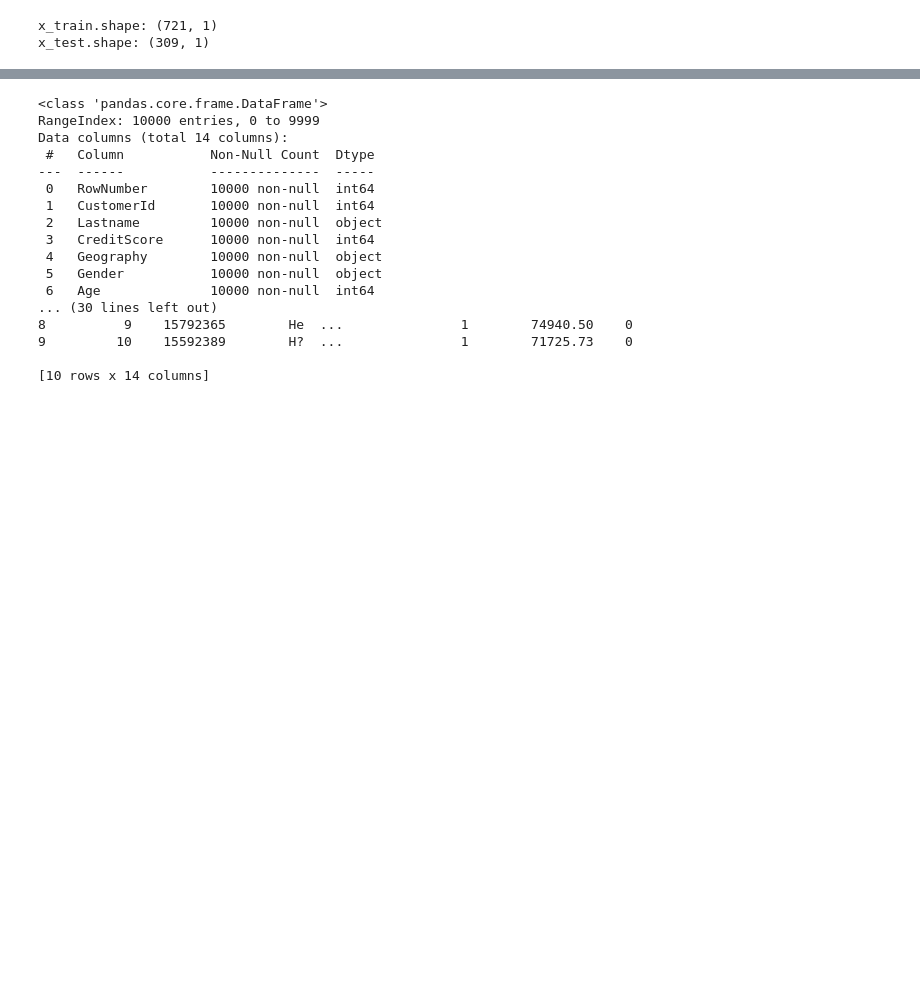
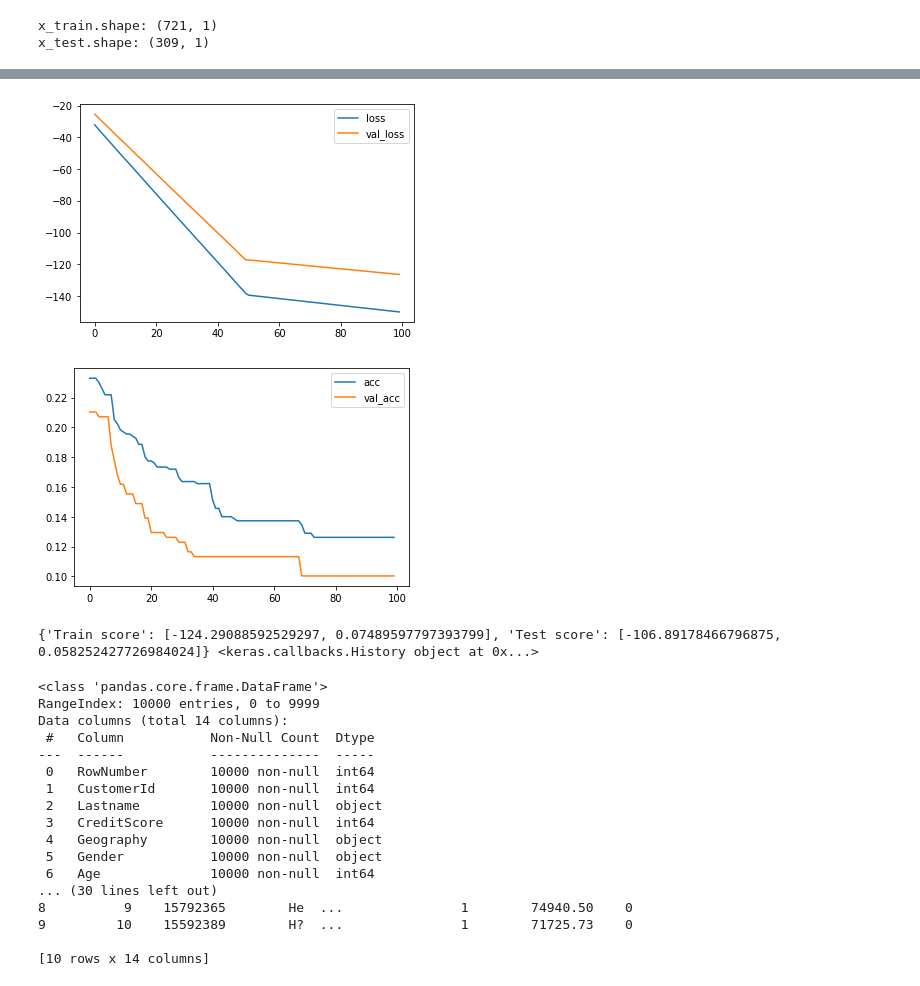
Before and after one commit to YannMjl/AI-764, a Jupyter notebook: Assign3.ipynb, the cells around one changed output, grey strips where cells are left out. Cells and saved outputs as stored; diff of their text form; code cells hidden in the pictures; blank space fills up the shorter version.

```diff
--- a/Assign3.ipynb
+++ b/Assign3.ipynb
@@ -193,3 +233,4 @@ def show_result(Xtrain, Xtest, ytrain, ytest, numFeatures, optimizer):
 # %%
 # rmsprop optimizer
-# show_result(X_train, X_test, y_train, y_test, numOfFeatures, 'RMSprop')
+show_result(X_train, X_test, y_train, y_test, numOfFeatures, 'RMSprop')
+# %% [output]
@@ -196,3 +246,6 @@ def show_result(Xtrain, Xtest, ytrain, ytest, numFeatures, optimizer):
+[figure, added]
+[figure, added]
+{'Train score': [-124.29088592529297, 0.07489597797393799], 'Test score': [-106.89178466796875, 0.058252427726984024]} <keras.callbacks.History object at 0x...>
 # %%
 # -----------------------------------------------------------------------------*
 # Part 2 : customers dataset
```
Also changed, not shown: parts of 12 cells of this notebook.
